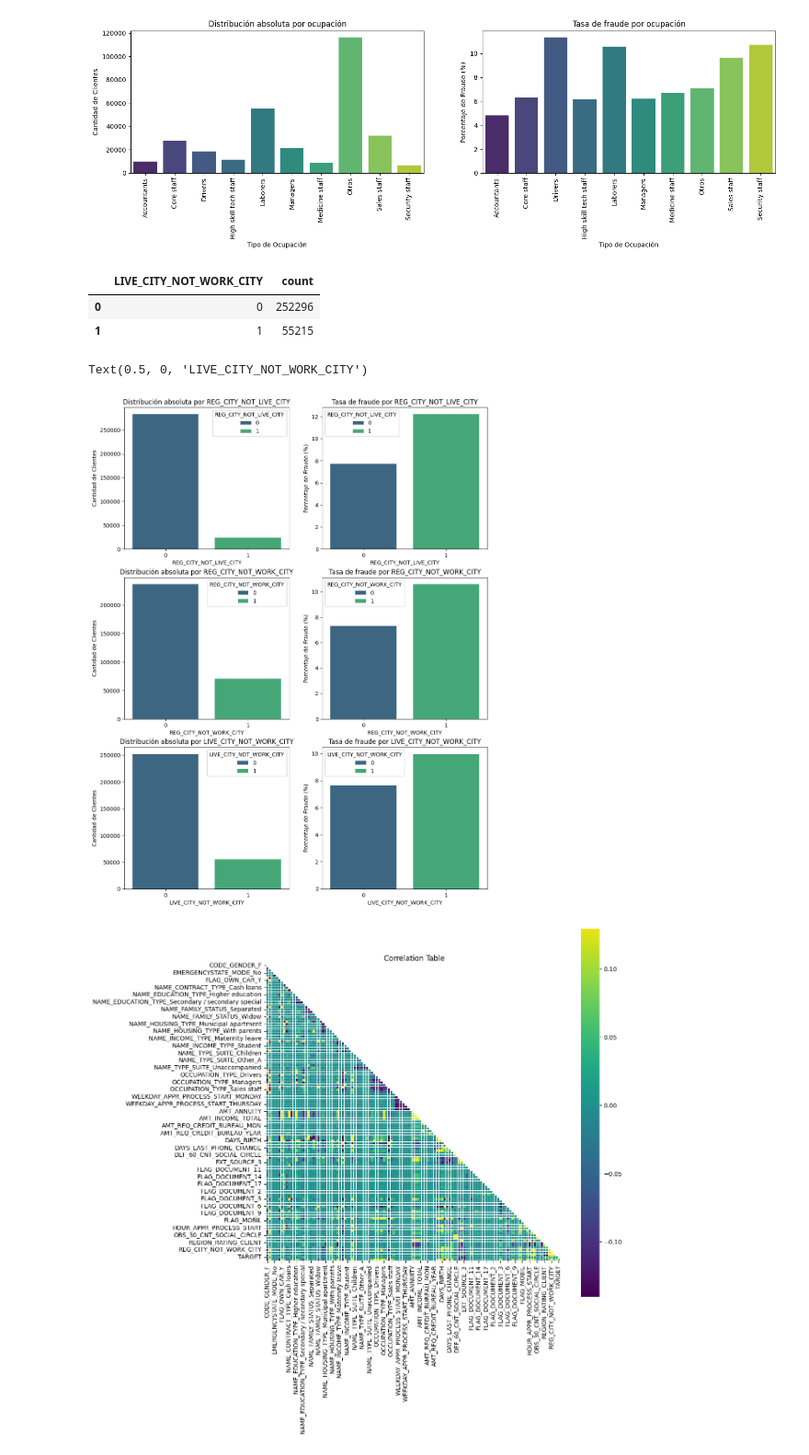
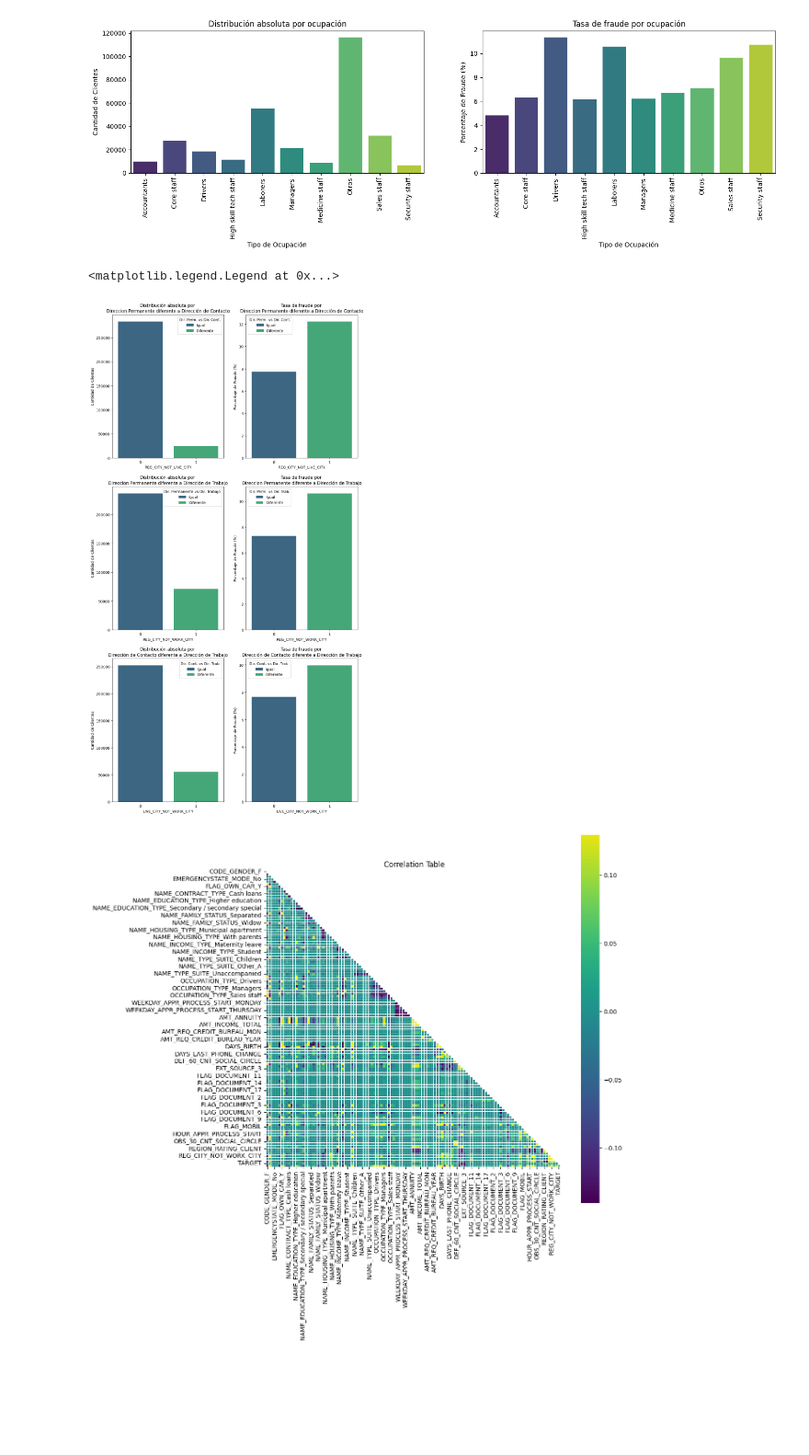
Before and after one commit to Anghelo-Salirrosas/CreditCardFraudProject, a Jupyter notebook: notebooks/3.DataVisualization.ipynb, the cells around one changed output. Shown at 92% size. Cells and saved outputs as stored; diff of their text form; code cells hidden in the pictures; blank space fills up the shorter version.

Commit message:
Data Visualization 4

```diff
--- a/notebooks/3.DataVisualization.ipynb
+++ b/notebooks/3.DataVisualization.ipynb
@@ -257,12 +221,6 @@ ax2.set_xlabel('Tipo de Ocupación')
 plt.show()
 # %% [output]
 [figure]
-# %%
-reg_not_work
-# %% [output]
-|  | LIVE_CITY_NOT_WORK_CITY | count |
-| 0 | 0 | 252296 |
-| 1 | 1 | 55215 |
 # %%
 reg_not_live = df.groupby(["REG_CITY_NOT_LIVE_CITY"])["TARGET"].count().reset_index(name="count")
 reg_not_live_percent = df.groupby(["REG_CITY_NOT_LIVE_CITY"])["TARGET"].value_counts(normalize=True).mul(100).rename('percent').reset_index()
@@ -273,45 +231,54 @@ reg_not_work_percent = df.groupby(["REG_CITY_NOT_WORK_CITY"])["TARGET"].value_co
 live_not_work = df.groupby(["LIVE_CITY_NOT_WORK_CITY"])["TARGET"].count().reset_index(name="count")
 live_not_work_percent = df.groupby(["LIVE_CITY_NOT_WORK_CITY"])["TARGET"].value_counts(normalize=True).mul(100).rename('percent').reset_index()
 
-fig = plt.figure(figsize=(12,16))
+## Permanent address does not match contact address
+fig = plt.figure(figsize=(12,24))
 ax1 = fig.add_subplot(3,2,1)
 sns.barplot(ax=ax1,data=reg_not_live, x='REG_CITY_NOT_LIVE_CITY', y= 'count',hue = 'REG_CITY_NOT_LIVE_CITY',palette='viridis')
-ax1.set_title("Distribución absoluta por REG_CITY_NOT_LIVE_CITY")
+ax1.set_title("Distribución absoluta por \nDireccion Permanente diferente a Dirección de Contacto")
 ax1.set_ylabel('Cantidad de Clientes')
 ax1.set_xlabel('REG_CITY_NOT_LIVE_CITY')
+ax1.legend(ax1.get_legend_handles_labels()[0], ['Igual', 'Diferente'], title='Dir. Perm. vs Dir. Cont.')
 
 ax2 = fig.add_subplot(3,2,2)
 sns.barplot(ax=ax2,data=reg_not_live_percent[reg_not_live_percent['TARGET']==1], x='REG_CITY_NOT_LIVE_CITY', y= 'percent', hue = 'REG_CITY_NOT_LIVE_CITY',palette='viridis')
-ax2.set_title("Tasa de fraude por REG_CITY_NOT_LIVE_CITY")
+ax2.set_title("Tasa de fraude por \nDireccion Permanente diferente a Dirección de Contacto")
 ax2.set_ylabel('Porcentaje de Fraude (%)')
 ax2.set_xlabel('REG_CITY_NOT_LIVE_CITY')
+ax2.legend(ax2.get_legend_handles_labels()[0], ['Igual', 'Diferente'], title='Dir. Perm. vs Dir. Cont.')
 
+## Permanent address does not match work address
 ax3 = fig.add_subplot(3,2,3)
 sns.barplot(ax=ax3,data=reg_not_work, x='REG_CITY_NOT_WORK_CITY', y= 'count',hue = 'REG_CITY_NOT_WORK_CITY',palette='viridis')
-ax3.set_title("Distribución absoluta por REG_CITY_NOT_WORK_CITY")
+ax3.set_title("Distribución absoluta por \nDireccion Permanente diferente a Dirección de Trabajo")
 ax3.set_ylabel('Cantidad de Clientes')
 ax3.set_xlabel('REG_CITY_NOT_WORK_CITY')
+ax3.legend(ax3.get_legend_handles_labels()[0], ['Igual', 'Diferente'], title='Dir. Permanente vs Dir. Trabajo')
 
 ax4 = fig.add_subplot(3,2,4)
 sns.barplot(ax=ax4,data=reg_not_work_percent[reg_not_work_percent['TARGET']==1], x='REG_CITY_NOT_WORK_CITY', y= 'percent', hue = 'REG_CITY_NOT_WORK_CITY',palette='viridis')
-ax4.set_title("Tasa de fraude por REG_CITY_NOT_WORK_CITY")
+ax4.set_title("Tasa de fraude por \nDireccion Permanente diferente a Dirección de Trabajo")
 ax4.set_ylabel('Porcentaje de Fraude (%)')
 ax4.set_xlabel('REG_CITY_NOT_WORK_CITY')
+ax4.legend(ax4.get_legend_handles_labels()[0], ['Igual', 'Diferente'], title='Dir. Perm. vs Dir. Trab.')
 
+## contact address does not match work address
 ax5 = fig.add_subplot(3,2,5)
 sns.barplot(ax=ax5,data=live_not_work, x='LIVE_CITY_NOT_WORK_CITY', y= 'count',hue = 'LIVE_CITY_NOT_WORK_CITY',palette='viridis')
-ax5.set_title("Distribución absoluta por LIVE_CITY_NOT_WORK_CITY")
+ax5.set_title("Distribución absoluta por \nDirección de Contacto diferente a Dirección de Trabajo")
 ax5.set_ylabel('Cantidad de Clientes')
 ax5.set_xlabel('LIVE_CITY_NOT_WORK_CITY')
+ax5.legend(ax5.get_legend_handles_labels()[0], ['Igual', 'Diferente'], title='Dir. Cont. vs Dir. Trab.')
 
 ax6 = fig.add_subplot(3,2,6)
 sns.barplot(ax=ax6,data=live_not_work_percent[live_not_work_percent['TARGET']==1], x='LIVE_CITY_NOT_WORK_CITY', y= 'percent', hue = 'LIVE_CITY_NOT_WORK_CITY',palette='viridis')
-ax6.set_title("Tasa de fraude por LIVE_CITY_NOT_WORK_CITY")
+ax6.set_title("Tasa de fraude por \nDirección de Contacto diferente a Dirección de Trabajo")
 ax6.set_ylabel('Porcentaje de Fraude (%)')
 ax6.set_xlabel('LIVE_CITY_NOT_WORK_CITY')
+ax6.legend(ax6.get_legend_handles_labels()[0], ['Igual', 'Diferente'], title='Dir. Cont. vs Dir. Trab.')
 # %% [output]
-Text(0.5, 0, 'LIVE_CITY_NOT_WORK_CITY')
+<matplotlib.legend.Legend at 0x...>
-[figure, old version]
+[figure, new version]
 # %%
 plt.figure(figsize = (11,11))
 corr = df_processed.corr()
```
Also changed, not shown: parts of 3 cells of this notebook.
